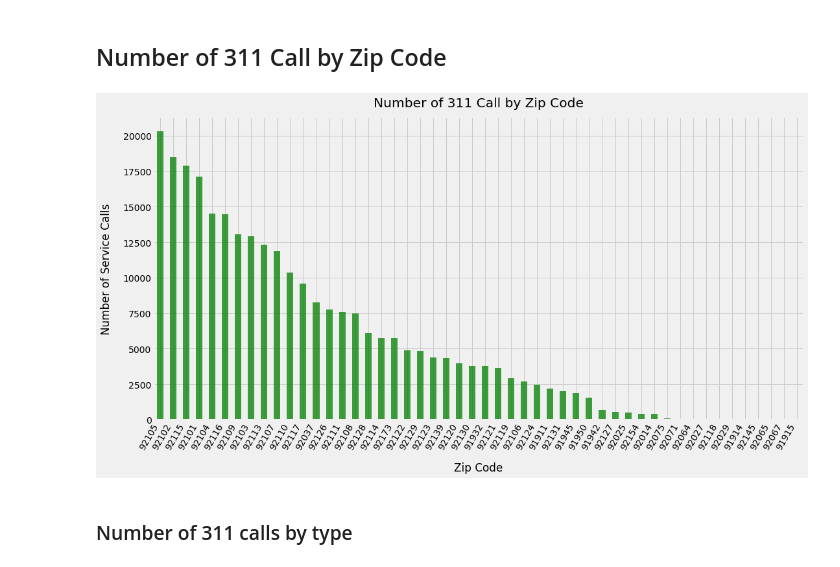
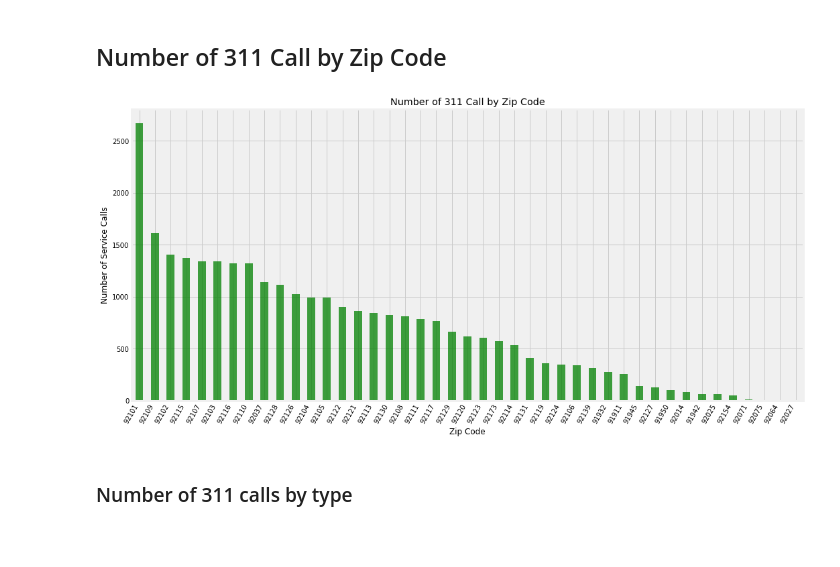
Before and after one commit to farhadOmidvar/311-San-Diego, a Jupyter notebook: notebooks/charts_all.ipynb, the cells around one changed output. Saved outputs shown, nothing was run; the diff lists cells and outputs as text; code cells hidden in the pictures; blank space fills up the shorter version.

```diff
--- a/notebooks/charts_all.ipynb
+++ b/notebooks/charts_all.ipynb
@@ -17,12 +17,8 @@ import matplotlib.pyplot as plt
 
 pd.options.display.float_format = '{:,.2f}'.format
 
-font = {'size': 16}
-pad = 16
-plt.rc('font', **font)
 plt.style.use('fivethirtyeight')
 # %%
-path_311 = os.path.join('..', 'data', '311_cleaned_data_.csv')
+path_311 = os.path.join('..', 'data', 'final_311.csv')
 df = pd.read_csv(path_311)
 df.dropna(inplace=True)
-df.count()
@@ -112,16 +64,15 @@ final_311_df = pd.read_csv(final_311_path)
 # %%
-zip_service = final_311_df.groupby('zip_code')['service_request_id'].count().sort_values(ascending=False)
-# zip_service
+zip_service = df.groupby('zip_code')['service_request_id'].count().sort_values(ascending=False)
 # %%
 fig, ax = plt.subplots(figsize=[16, 8])
 zip_service_plt = zip_service.plot(kind='bar', color='green',alpha =0.75)
-plt.xlabel('Zip Code', labelpad=pad)
-plt.ylabel('Number of Service Calls', labelpad=pad)
-plt.title('Number of 311 Call by Zip Code', pad=pad)
+plt.xlabel('Zip Code')
+plt.ylabel('Number of Service Calls')
+plt.title('Number of 311 Call by Zip Code')
 plt.xticks(rotation=60, ha='right')
 plt.savefig(os.path.join('..','figures','number_of_311_call_by_zip_code.png'))
 # %% [output]
-[figure, old version]
+[figure, new version]
 # %% [markdown]
 ### Number of 311 calls by type
 # %% [markdown]
```
Also changed, not shown: parts of 17 cells of this notebook, 5 other files.
